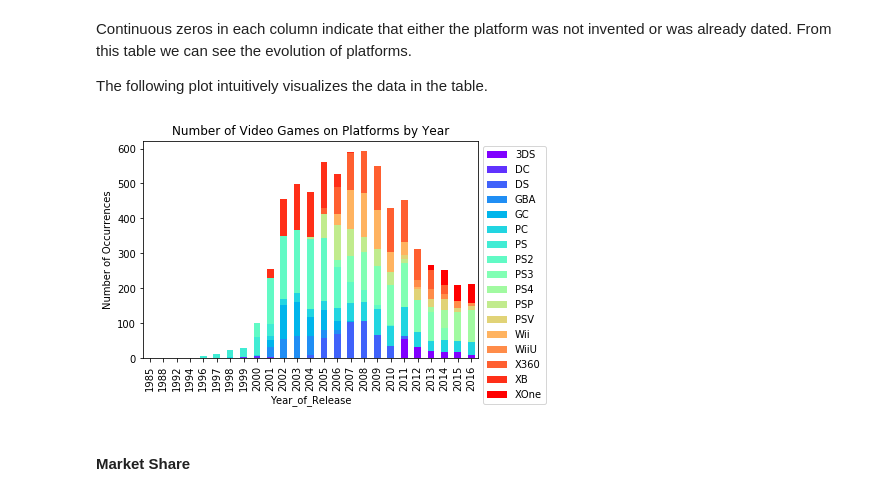
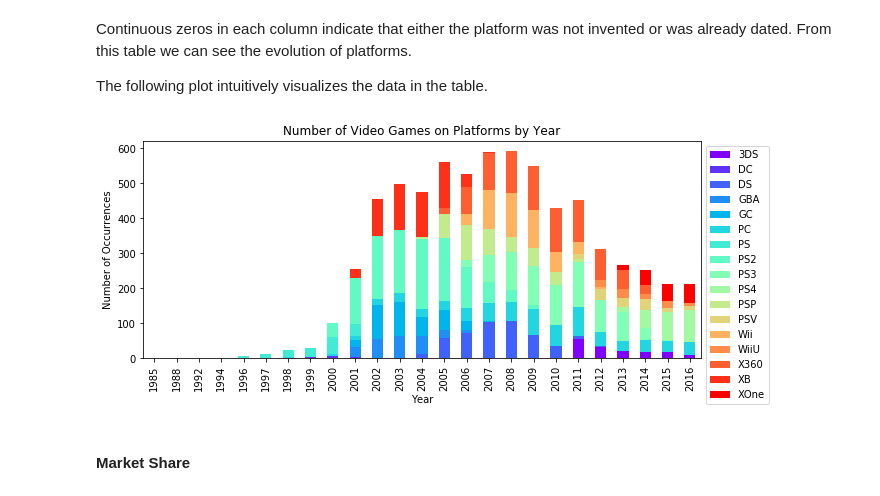
Before and after one commit to sherry9788/STATS131_Final, a Jupyter notebook: xuening.2.ipynb, the cells around one changed output. Saved outputs shown, nothing was run; the diff lists cells and outputs as text; code cells hidden in the pictures.

Commit message:
added titles for graphs

```diff
--- a/xuening.2.ipynb
+++ b/xuening.2.ipynb
@@ -459,13 +459,14 @@ Continuous zeros in each column indicate that either the platform was not invent
 
 The following plot intuitively visualizes the data in the table.
 # %%
-plat_freq.plot(kind='bar', stacked=True, colormap='rainbow')
+plat_freq.plot(kind='bar', stacked=True, colormap='rainbow', figsize=(10, 4))
 plt.title('Number of Video Games on Platforms by Year')
 plt.ylabel('Number of Occurrences')
+plt.xlabel('Year')
 plt.legend(bbox_to_anchor=(1, 1))
 plt.show()
 # %% [output]
-[figure, old version]
+[figure, new version]
 # %% [markdown]
 #### Market Share
 # %% [markdown]
```
Also changed, not shown: parts of 12 cells of this notebook.
